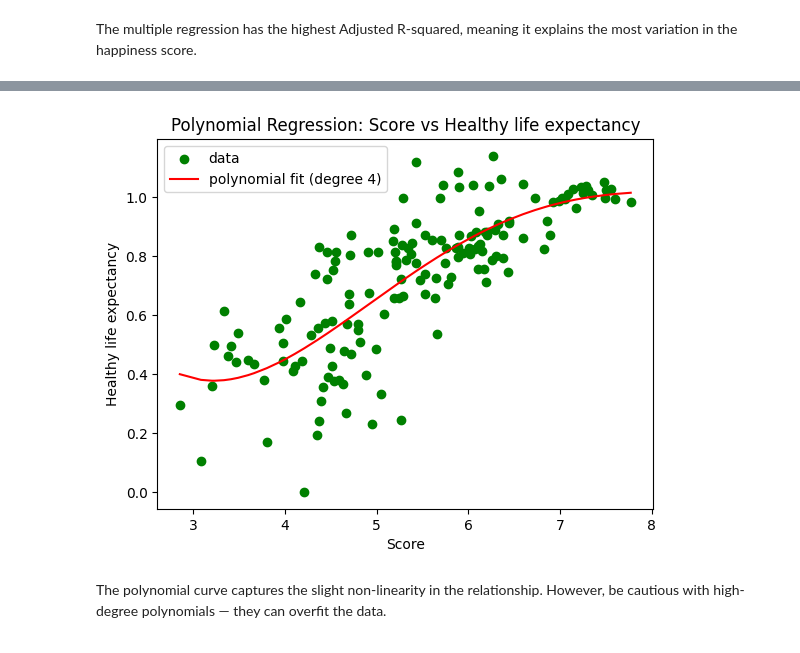
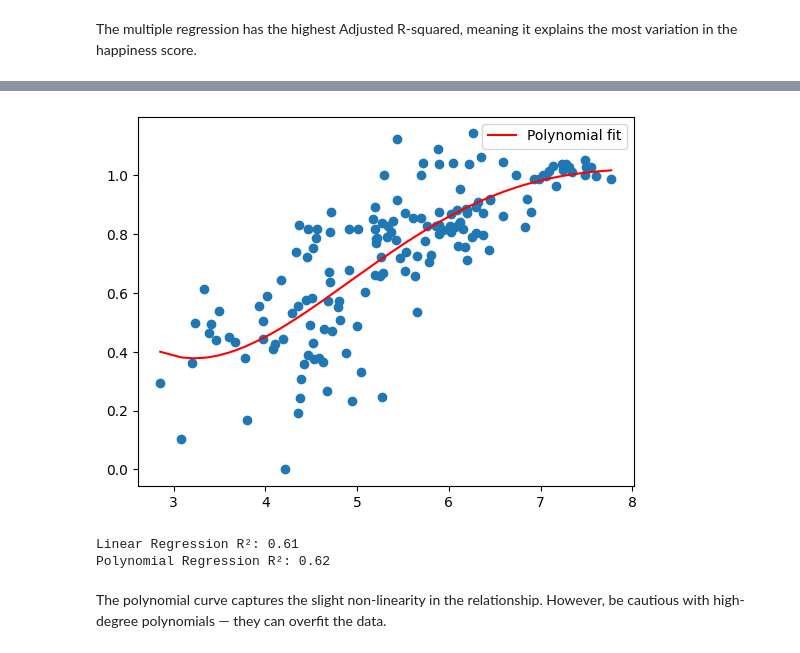
Before and after one commit to albop/dbe, a Jupyter notebook: tutorials/session_5/happiness_regression_2026_correction.ipynb, the cells around one changed output, grey strips where cells are left out. Cells and saved outputs as stored; diff of their text form; code cells hidden in the pictures.

```diff
--- a/tutorials/session_5/happiness_regression_2026_correction.ipynb
+++ b/tutorials/session_5/happiness_regression_2026_correction.ipynb
@@ -282,39 +308,37 @@ from sklearn.linear_model import LinearRegression
 # %%
-x = df.Score.values.reshape(-1, 1)
+# Variables
+x = df["Score"].values.reshape(-1, 1)
 y = df["Healthy_life_expectancy"].values.reshape(-1, 1)
 
-# Scatter plot of the raw data
-plt.scatter(df["Score"], df["Healthy_life_expectancy"], color="green", label="data")
+# Scatter plot
+plt.plot(df["Score"], df["Healthy_life_expectancy"], 'o')
 
-# Create polynomial features (degree 4)
-polynomial_regression = PolynomialFeatures(degree=4)
-x_polynomial = polynomial_regression.fit_transform(x)
+# Create polynomial features
 
-# Fit a linear regression on the polynomial features
-linear_regression2 = LinearRegression()
-linear_regression2.fit(x_polynomial, y)
+polynomial_features = PolynomialFeatures(degree=4)
+x_polynomial = polynomial_features.fit_transform(x)
 
-# Predict and plot the polynomial curve
-y_head2 = linear_regression2.predict(x_polynomial)
+# Fit regression model
+polynomial_model = LinearRegression()
+polynomial_model.fit(x_polynomial, y)
 
-# Sort by x for a smooth curve
-import numpy as np
-sort_idx = np.argsort(x.flatten())
-plt.plot(x[sort_idx], y_head2[sort_idx], color="red", label="polynomial fit (degree 4)")
-plt.xlabel("Score")
-plt.ylabel("Healthy life expectancy")
-plt.title("Polynomial Regression: Score vs Healthy life expectancy")
+# Predicted values
+y_predicted = polynomial_model.predict(x_polynomial)
+
+# Plot fitted curve
+plt.plot(x, y_predicted, color="red",label="Polynomial fit")
+
 plt.legend()
 plt.show()
 # %% [output]
-[figure, old version]
+[figure, new version]
 # %%
 # Linear regression
 lin = LinearRegression().fit(x, y)
 r2_linear = lin.score(x, y)
 
-# Polynomial regression (degree 5)
-poly = PolynomialFeatures(degree=5)
+# Polynomial regression (degree 4)
+poly = PolynomialFeatures(degree=4)
 x_poly = poly.fit_transform(x)
 
 poly_model = LinearRegression().fit(x_poly, y)
@@ -323,5 +347,8 @@ r2_poly = poly_model.score(x_poly, y)
 # Print 2 decimal places with f-strings
 print(f"Linear Regression R²: {r2_linear:.2f}")
 print(f"Polynomial Regression R²: {r2_poly:.2f}")
+# %% [output]
+Linear Regression R²: 0.61
+Polynomial Regression R²: 0.62
 # %% [markdown]
 The polynomial curve captures the slight non-linearity in the relationship. However, be cautious with high-degree polynomials — they can overfit the data.
```
Also changed, not shown: parts of 5 cells of this notebook, 2 other files.
